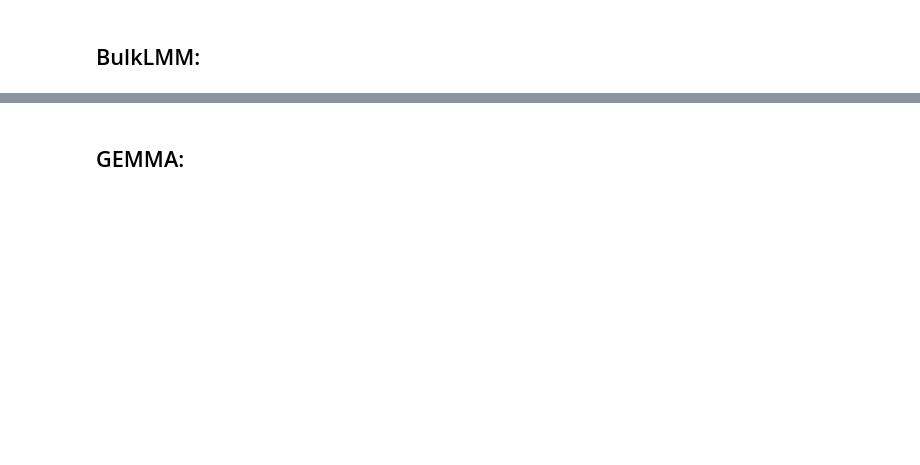
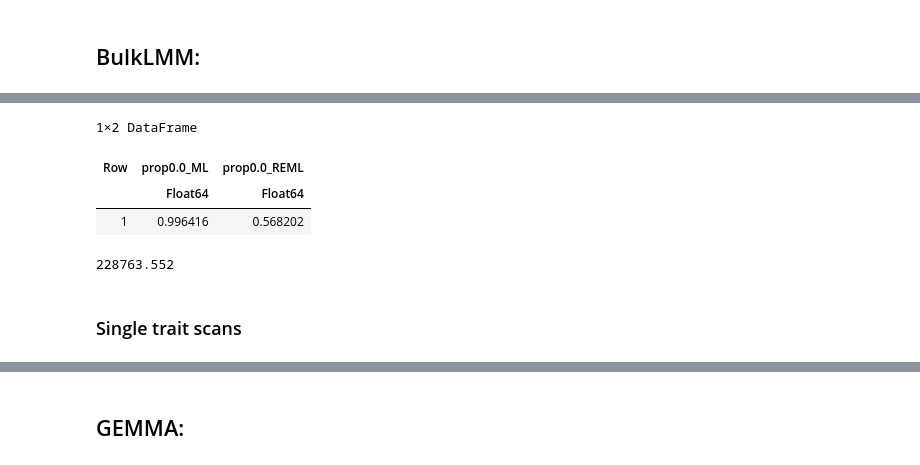
Before and after one commit to learningMalanya/BulkLMM_Analyses, a Jupyter notebook: HS-Palmer/HS-Palmer_analysis.ipynb, the cells around one changed output, grey strips where cells are left out. Drawn from its saved outputs; the diff is of its cells as text; code cells hidden in the pictures; blank space fills up the shorter version.

```diff
--- a/HS-Palmer/HS-Palmer_analysis.ipynb
+++ b/HS-Palmer/HS-Palmer_analysis.ipynb
@@ -369,0 +304,9 @@ hcat(bulkscan_alt_grid_results.h2_panel[57047, 1070], bulkscan_null_grid_results
+# %%
+prop_zero_h2 = hcat(bulkscan_null_grid_results100_ml.h2_null_list, bulkscan_null_grid_results100_reml.h2_null_list) |>
+               x->mapslices(y -> mean(y .== 0), x; dims = 1);
+prop_zero_h2 = DataFrame(prop_zero_h2, ["prop0.0_ML", "prop0.0_REML"])
+# %% [output]
+1×2 DataFrame
+| Row | prop0.0_ML | prop0.0_REML |
+|  | Float64 | Float64 |
+| 1 | 0.996416 | 0.568202 |
@@ -369,0 +317,6 @@ hcat(bulkscan_alt_grid_results.h2_panel[57047, 1070], bulkscan_null_grid_results
+# %%
+12422*m/1000
+# %% [output]
+228763.552
+# %% [markdown]
+### Single trait scans
```
Also changed, not shown: parts of 142 cells of this notebook, 3 other files.
